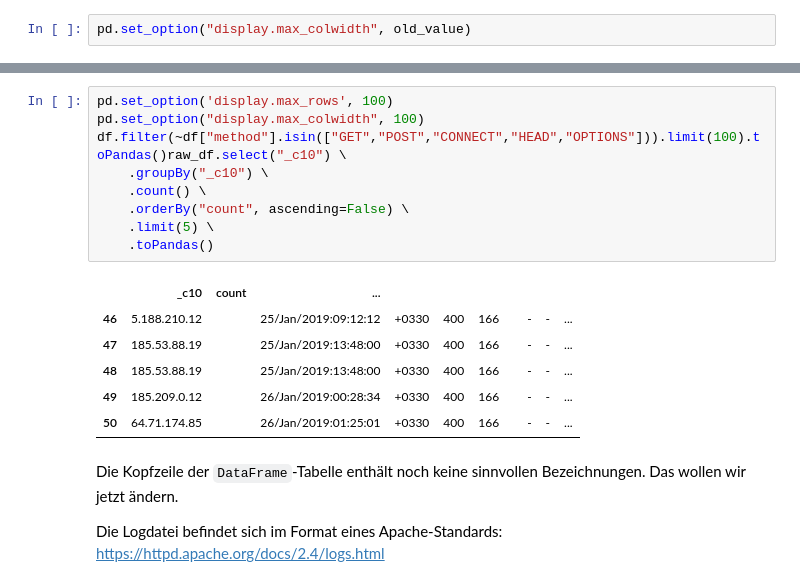
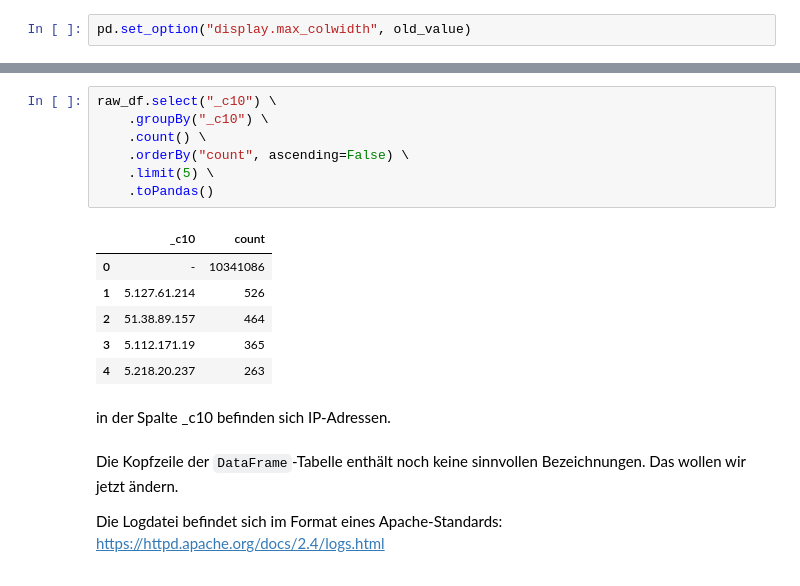
Before and after one commit to Robstei/zugriffsdaten_apache_spark, a Jupyter notebook: index.ipynb, the cells around one changed output, grey strips where cells are left out. Drawn from its saved outputs; the diff is of its cells as text.

```diff
--- a/index.ipynb
+++ b/index.ipynb
@@ -87,19 +116,19 @@ raw_df.select("_c10").groupBy("_c10").count().limit(10).toPandas()
 # %%
-pd.set_option('display.max_rows', 100)
-pd.set_option("display.max_colwidth", 100)
-df.filter(~df["method"].isin(["GET","POST","CONNECT","HEAD","OPTIONS"])).limit(100).toPandas()raw_df.select("_c10") \
+raw_df.select("_c10") \
     .groupBy("_c10") \
     .count() \
     .orderBy("count", ascending=False) \
     .limit(5) \
     .toPandas()
 # %% [output]
-|  | _c10 | count | ... |
-| 46 | 5.188.210.12 |  | 25/Jan/2019:09:12:12 | +0330 | 400 | 166 |  | - | - | ... |
-| 47 | 185.53.88.19 |  | 25/Jan/2019:13:48:00 | +0330 | 400 | 166 |  | - | - | ... |
-| 48 | 185.53.88.19 |  | 25/Jan/2019:13:48:00 | +0330 | 400 | 166 |  | - | - | ... |
-| 49 | 185.209.0.12 |  | 26/Jan/2019:00:28:34 | +0330 | 400 | 166 |  | - | - | ... |
-| 50 | 64.71.174.85 |  | 26/Jan/2019:01:25:01 | +0330 | 400 | 166 |  | - | - | ... |
+|  | _c10 | count |
+| 0 | - | 10341086 |
+| 1 | 5.127.61.214 | 526 |
+| 2 | 51.38.89.157 | 464 |
+| 3 | 5.112.171.19 | 365 |
+| 4 | 5.218.20.237 | 263 |
+# %% [markdown]
+in der Spalte _c10 befinden sich IP-Adressen.
 # %% [markdown]
 Die Kopfzeile der `DataFrame`-Tabelle enthält noch keine sinnvollen Bezeichnungen. Das wollen wir jetzt ändern.
 
```
Also changed, not shown: parts of 38 cells of this notebook.
